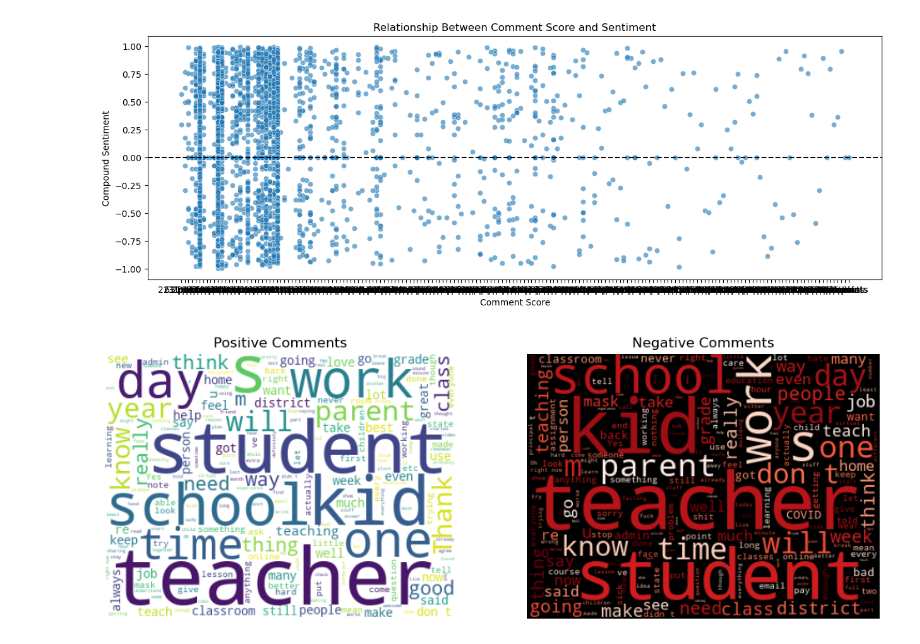
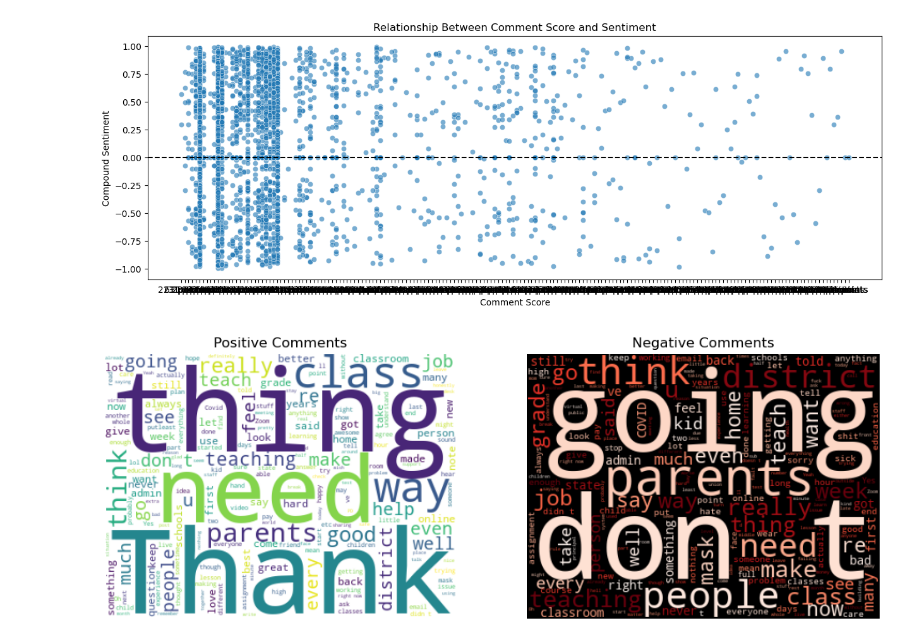
Before and after one commit to macs30122-winter25/final-project-raam, a Jupyter notebook: vader_processing.ipynb, the cells around one changed output. Drawn from its saved outputs; the diff is of its cells as text; code cells hidden in the pictures.

Commit message:
updated vader viz

```diff
--- a/vader_processing.ipynb
+++ b/vader_processing.ipynb
@@ -96,7 +121,11 @@ import matplotlib.pyplot as plt
 conn = sqlite3.connect('raam_database.db')
 
 # Read data into a Pandas DataFrame
-df = pd.read_sql_query("SELECT * FROM teaching_comments", conn)
+df = pd.read_sql_query("""SELECT * FROM nursing_comments
+                       --WHERE comment_vader_compound_sentiment > 0.05
+                       --OR comment_vader_compound_sentiment < -0.05
+                       """
+                       ,conn)
 
 # Close the connection
 conn.close()
@@ -169,27 +216,33 @@ plt.show()
 # %%
 # Word Clouds for Positive and Negative Sentiments
 
-from wordcloud import WordCloud
+from wordcloud import WordCloud, STOPWORDS
+
+# Define words to exclude
+custom_stopwords = set(STOPWORDS)  # Default stopwords in WordCloud
+custom_stopwords.update(["student", "teacher", "work", "kids", "school",
+                         "students", "teachers", "s", "day", "one", "year"
+                         , "will", "time", "parent", "know", "m"])  # Add custom words
 
 # Separate positive and negative comments
 positive_comments = " ".join(df[df['comment_vader_compound_sentiment'] > 0.05]['comment_body'])
 negative_comments = " ".join(df[df['comment_vader_compound_sentiment'] < -0.05]['comment_body'])
 
 # Generate word clouds
 plt.figure(figsize=(12, 6))
 
 plt.subplot(1, 2, 1)
-wordcloud = WordCloud(width=400, height=300, background_color='white').generate(positive_comments)
+wordcloud = WordCloud(width=400, height=300, background_color='white', stopwords=custom_stopwords).generate(positive_comments)
 plt.imshow(wordcloud, interpolation='bilinear')
 plt.axis("off")
 plt.title("Positive Comments")
 
 plt.subplot(1, 2, 2)
-wordcloud = WordCloud(width=400, height=300, background_color='black', colormap='Reds').generate(negative_comments)
+wordcloud = WordCloud(width=400, height=300, background_color='black', colormap='Reds', stopwords=custom_stopwords).generate(negative_comments)
 plt.imshow(wordcloud, interpolation='bilinear')
 plt.axis("off")
 plt.title("Negative Comments")
 
 plt.show()
 # %% [output]
-[figure, old version]
+[figure, new version]
```
Also changed, not shown: parts of 13 cells of this notebook.
